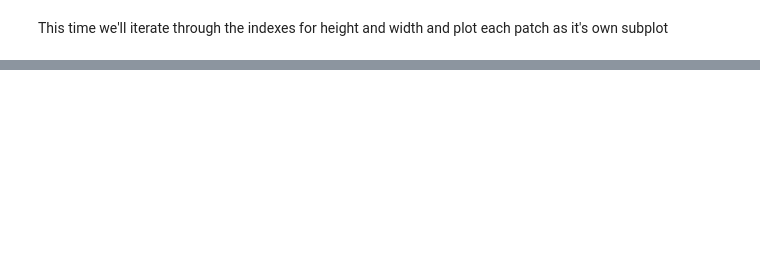
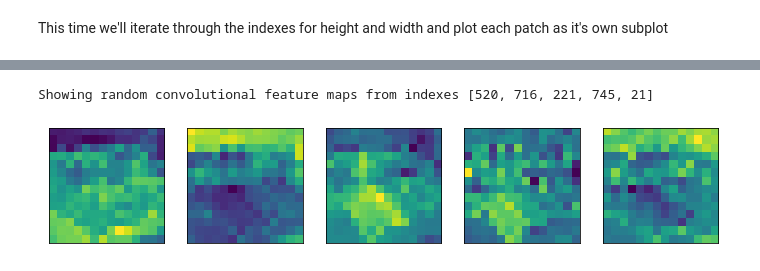
Before and after one commit to mahdiislam79/ViT-Implementation, a Jupyter notebook: ViT_Implementation.ipynb, the cells around one changed output, grey strips where cells are left out. Cells and saved outputs as stored; diff of their text form; code cells hidden in the pictures; blank space fills up the shorter version.

```diff
--- a/ViT_Implementation.ipynb
+++ b/ViT_Implementation.ipynb
@@ -577,0 +621,12 @@ PatchSize: 16 pixels x 16 pixels
+# %%
+from torch import nn
+
+# Set the patch size
+patch_size = 16
+
+# Create th Conv2d layer with hyperparametets from the ViT paper
+conv2d = nn.Conv2d(in_channels = 3, # number of color channels
+                   out_channels = 768,
+                   kernel_size = patch_size,
+                   stride = patch_size,
+                   padding=0)
@@ -577,0 +657,17 @@ PatchSize: 16 pixels x 16 pixels
+# %%
+import random
+random_indexes = random.sample(range(0, 768), k=5)
+print(f"Showing random convolutional feature maps from indexes {random_indexes}")
+
+# Create plot
+fig, axs = plt.subplots(nrows = 1, ncols=5, figsize=(12,12))
+
+# Plot random image feature maps
+
+for i, idx in enumerate(random_indexes):
+  image_conv_feature_map = image_out_of_conv[:, idx, :, :] # index on the output tensor of the convolutional layer
+  axs[i].imshow(image_conv_feature_map.squeeze().detach())
+  axs[i].set(xticklabels=[], yticklabels=[], xticks=[], yticks=[])
+# %% [output]
+Showing random convolutional feature maps from indexes [520, 716, 221, 745, 21]
+[figure, added]
```
Also changed, not shown: parts of 49 cells of this notebook.
